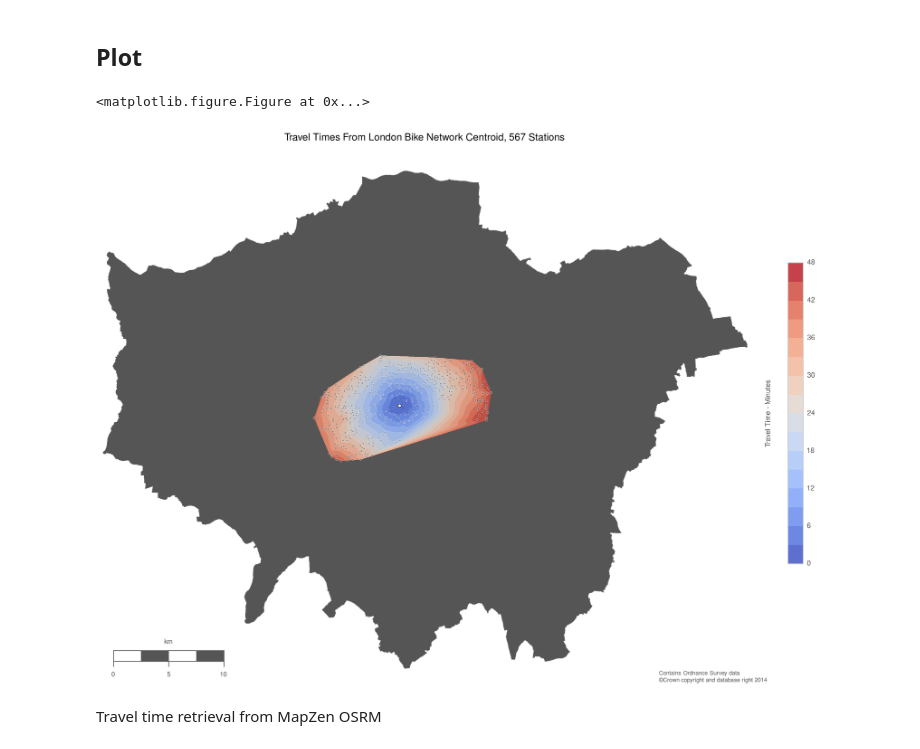
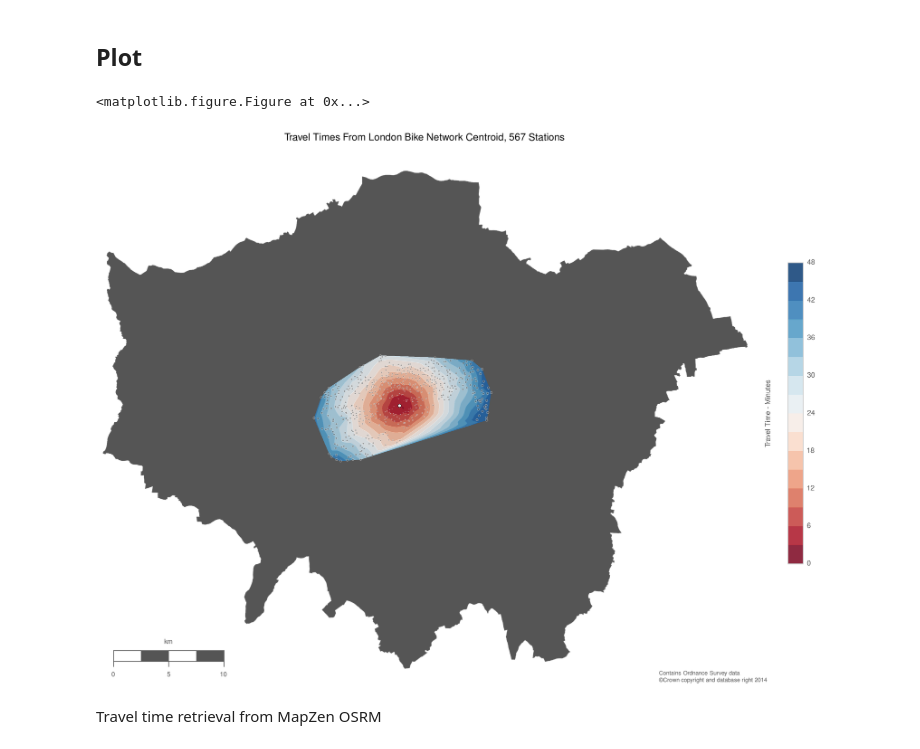
Before and after one commit to urschrei/Geopython, a Jupyter notebook: isochrone.ipynb, the cells around one changed output. Cells and saved outputs as stored; diff of their text form; code cells hidden in the pictures.

Commit message:
Use RdBu colour map - nicer than coolwarm

```diff
--- a/isochrone.ipynb
+++ b/isochrone.ipynb
@@ -219,7 +219,7 @@ ax.add_patch(lp)
 
 # contour plots
 # con = m.contour(xi, yi, zi, 15, zorder=4, linewidths=.25, linestyles='dashed', colors='k', alpha=0.6, ax=ax)
-conf = m.contourf(xi, yi, zi, 15, zorder=4, alpha=0.85, cmap='coolwarm', ax=ax)
+conf = m.contourf(xi, yi, zi, 15, zorder=4, alpha=0.85, cmap='RdBu', ax=ax)
 
 # scatter plot - vmin/max for colormap compat
 # I'm scaling the points by the travel duration
@@ -244,34 +244,34 @@ cbar = plt.colorbar(conf, shrink=.5)
 cbar.set_label("Travel Time - Minutes", size=10, labelpad=-70)
 
 # We need to reproduce the OS Data copyright licence
 smallprint = ax.text(
     1.03, 0,
     r'\begin{flushleft}Contains Ordnance Survey data\\\copyright Crown copyright and database right 2014\end{flushleft}',
     ha='right', va='bottom',
     size=8,
     color='#555555',
     transform=ax.transAxes,
 )
 
 plt.title(
     "Travel Times From London Bike Network Centroid, %s Stations" % (
     len(stations),),
     fontsize=14)
 m.drawmapscale(
     coords[0] + 0.08, coords[1] + 0.015,
     coords[0], coords[1],
     10.,
     barstyle='fancy', labelstyle='simple',
         fillcolor1='w', fillcolor2='#555555',
     fontcolor='#555555',
     zorder=5)
 
 plt.tight_layout()
 plt.savefig("data/isochrone_centroid.png", format="png", bbox_inches='tight', transparent=True, dpi=300)
 plt.show()
 # %% [output]
 <matplotlib.figure.Figure at 0x...>
-[figure, old version]
+[figure, new version]
 # %% [markdown]
 Travel time retrieval from MapZen OSRM
 # %% [markdown]
```
Also changed, not shown: 2 other files.
